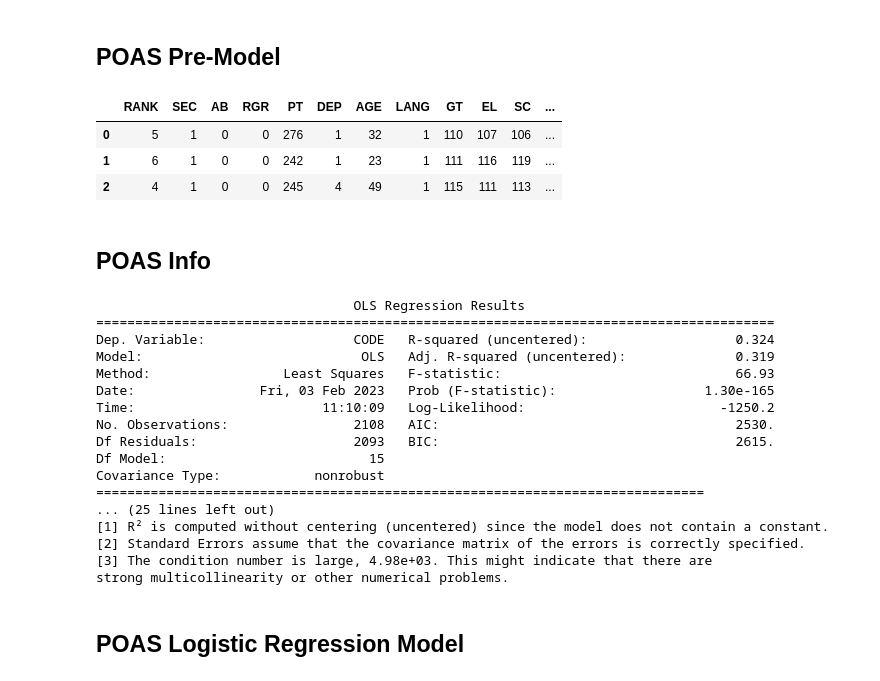
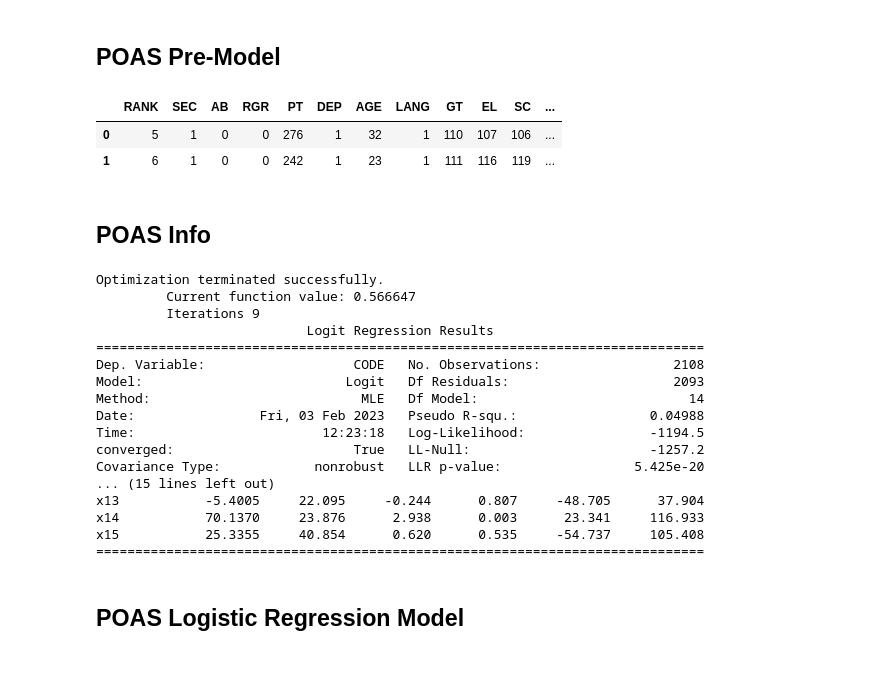
Before and after one commit to JaimeVRodriguez/psyop_selection_analysis, a Jupyter notebook: notebooks/eda.ipynb, the cells around one changed output. Drawn from its saved outputs; the diff is of its cells as text; code cells hidden in the pictures.

```diff
--- a/notebooks/eda.ipynb
+++ b/notebooks/eda.ipynb
@@ -123,11 +123,11 @@ plot.select_correlation(combined, 'Correlation to Result', 'Outcome', 'Features'
 # %%
 poas.RANK = poas.RANK.replace(poas_rank_vals)
 poas2 = poas.drop(['YEAR', 'RACE', 'MOS', 'ED', 'MARITAL', 'RESULT', 'GROUP'], axis=1)
+poas2.head(2)
 # %% [output]
 |  | RANK | SEC | AB | RGR | PT | DEP | AGE | LANG | GT | EL | SC | ... |
 | 0 | 5 | 1 | 0 | 0 | 276 | 1 | 32 | 1 | 110 | 107 | 106 | ... |
 | 1 | 6 | 1 | 0 | 0 | 242 | 1 | 23 | 1 | 111 | 116 | 119 | ... |
-| 2 | 4 | 1 | 0 | 0 | 245 | 4 | 49 | 1 | 115 | 111 | 113 | ... |
 # %%
 poasX = poas2.drop('CODE', axis=1)
 poasX2 = Normalizer().fit_transform(poasX)
@@ -137,26 +137,26 @@ poasy = poas2.CODE
 # %%
 poas_split = functions.train_split(poasX2, poasy)
 # %%
-poas_info = sm.OLS(poas_split[2], poas_split[0]).fit()
-# print(poas_info.summary())
+poas_info = sm.Logit(poas_split[2], poas_split[0]).fit()
+print(poas_info.summary())
 # %% [output]
-                                 OLS Regression Results
-=======================================================================================
-Dep. Variable:                   CODE   R-squared (uncentered):                   0.324
-Model:                            OLS   Adj. R-squared (uncentered):              0.319
-Method:                 Least Squares   F-statistic:                              66.93
-Date:                Fri, 03 Feb 2023   Prob (F-statistic):                   1.30e-165
-Time:                        11:10:09   Log-Likelihood:                         -1250.2
-No. Observations:                2108   AIC:                                      2530.
-Df Residuals:                    2093   BIC:                                      2615.
-Df Model:                          15
-Covariance Type:            nonrobust
+Optimization terminated successfully.
+         Current function value: 0.566647
+         Iterations 9
+                           Logit Regression Results
 ==============================================================================
-... (25 lines left out)
-[1] R² is computed without centering (uncentered) since the model does not contain a constant.
-[2] Standard Errors assume that the covariance matrix of the errors is correctly specified.
-[3] The condition number is large, 4.98e+03. This might indicate that there are
-strong multicollinearity or other numerical problems.
+Dep. Variable:                   CODE   No. Observations:                 2108
+Model:                          Logit   Df Residuals:                     2093
+Method:                           MLE   Df Model:                           14
+Date:                Fri, 03 Feb 2023   Pseudo R-squ.:                 0.04988
+Time:                        12:23:18   Log-Likelihood:                -1194.5
+converged:                       True   LL-Null:                       -1257.2
+Covariance Type:            nonrobust   LLR p-value:                 5.425e-20
+... (15 lines left out)
+x13           -5.4005     22.095     -0.244      0.807     -48.705      37.904
+x14           70.1370     23.876      2.938      0.003      23.341     116.933
+x15           25.3355     40.854      0.620      0.535     -54.737     105.408
+==============================================================================
 # %% [markdown]
 ## POAS Logistic Regression Model
 # %% [markdown]
```
Also changed, not shown: parts of 2 cells of this notebook.
